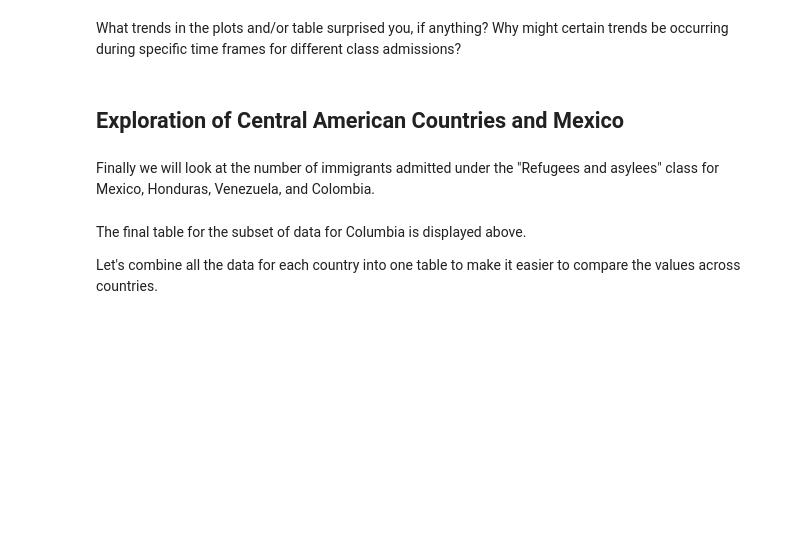
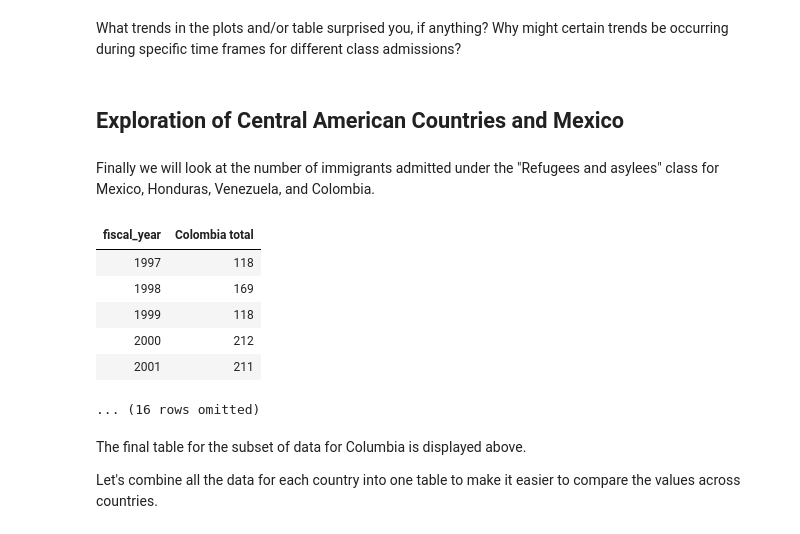
Before and after one commit to ds-modules/POLSCI-5, a Jupyter notebook: Immigration.ipynb, the cells around one changed output. Saved outputs shown, nothing was run; the diff lists cells and outputs as text; code cells hidden in the pictures; blank space fills up the shorter version.

```diff
--- a/Immigration.ipynb
+++ b/Immigration.ipynb
@@ -307,26 +505,24 @@ Here are the separate plots for each class, which may make it easier for you to
 # %% [markdown]
 What trends in the plots and/or table surprised you, if anything? Why might certain trends be occurring during specific time frames for different class admissions?
 # %% [markdown]
-## Exploration of Central American Countries and Mexico
+## Exploration of Central American Countries and Mexico <a id='4d'></a>
 # %% [markdown]
 Finally we will look at the number of immigrants admitted under the "Refugees and asylees" class for Mexico, Honduras, Venezuela, and Colombia.
 # %%
-mexico_refugee = class_admission.where('country', 'Mexico').where('type', 'Refugees and asylees').drop(0, 1)
-#Gets the subset of data for a specific country and only the ones with type "Refugees and asylees"
-mexico_refugee.relabel('total', 'Mexico total') #Relabels the column
-
-honduras_refugee = class_admission.where('country', 'Honduras').where('type', 'Refugees and asylees').drop(0, 1)
-#Gets the subset of data for a specific country and only the ones with type "Refugees and asylees"
-honduras_refugee.relabel('total', 'Honduras total') #Relabels the column
-
-venezuela_refugee = class_admission.where('country', 'Venezuela').where('type', 'Refugees and asylees').drop(0, 1)
-#Gets the subset of data for a specific country and only the ones with type "Refugees and asylees"
-venezuela_refugee.relabel('total', 'Venezuela total') #Relabels the column
-
-colombia_refugee = class_admission.where('country', 'Colombia').where('type', 'Refugees and asylees').drop(0, 1)
-#Gets the subset of data for a specific country and only the ones with type "Refugees and asylees"
-colombia_refugee.relabel('total', 'Colombia total') #Relabels the column
+# filter data by country
+mexico_refugee = class_admission.where('country', 'Mexico').where('type', 'Refugees and asylees').drop(0, 1).relabel('total', 'Mexico total')
+honduras_refugee = class_admission.where('country', 'Honduras').where('type', 'Refugees and asylees').drop(0, 1).relabel('total', 'Honduras total')
+venezuela_refugee = class_admission.where('country', 'Venezuela').where('type', 'Refugees and asylees').drop(0, 1).relabel('total', 'Venezuela total')
+colombia_refugee = class_admission.where('country', 'Colombia').where('type', 'Refugees and asylees').drop(0, 1).relabel('total', 'Colombia total')
 colombia_refugee.show(5)
+# %% [output]
+| fiscal_year | Colombia total |
+| 1997 | 118 |
+| 1998 | 169 |
+| 1999 | 118 |
+| 2000 | 212 |
+| 2001 | 211 |
+... (16 rows omitted)
 # %% [markdown]
 The final table for the subset of data for Columbia is displayed above.
 
```
Also changed, not shown: parts of 59 cells of this notebook.
